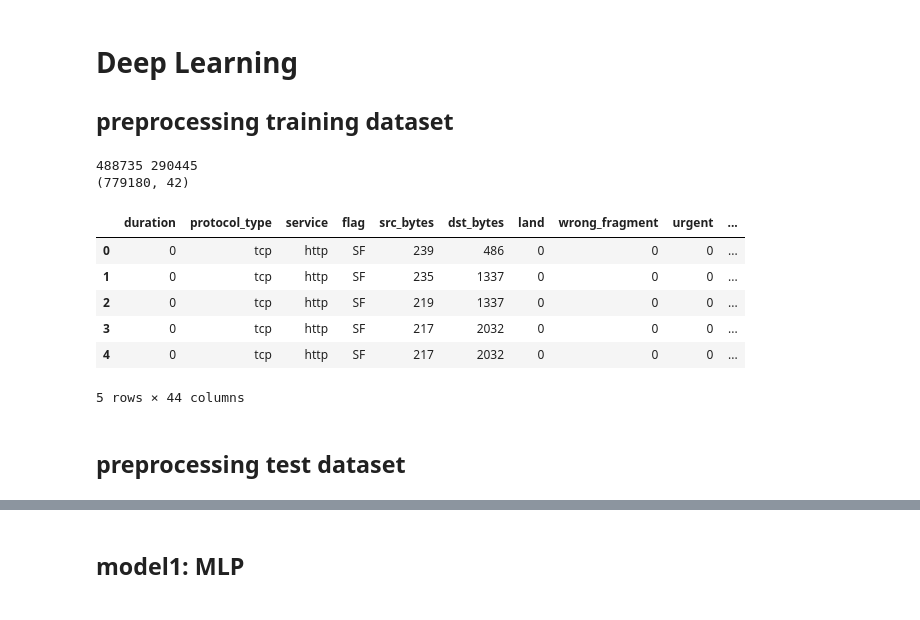
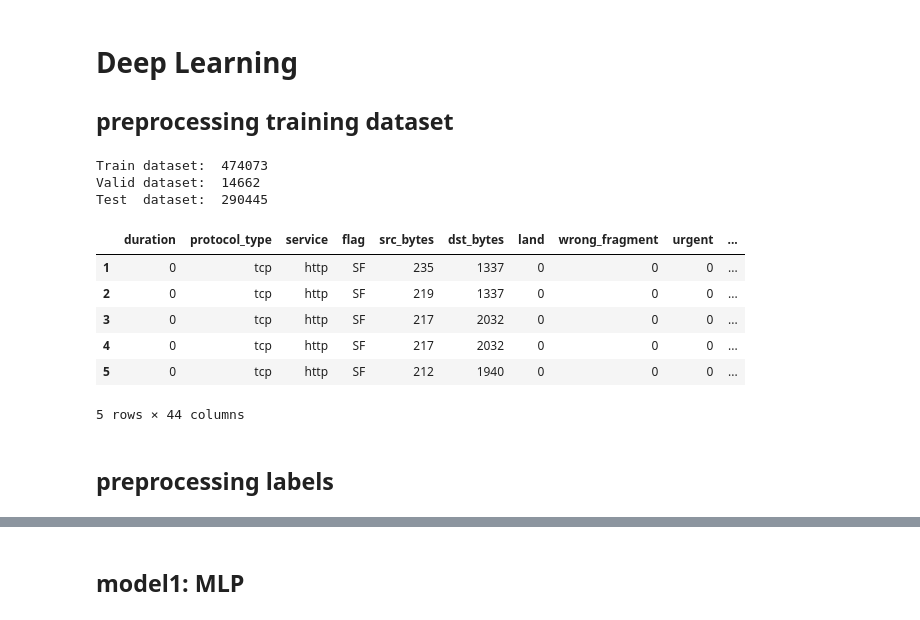
Before and after one commit to gutouyu/IntrusionDetection, a Jupyter notebook: framework.ipynb, the cells around one changed output, grey strips where cells are left out. Cells and saved outputs as stored; diff of their text form; code cells hidden in the pictures.

```diff
--- a/framework.ipynb
+++ b/framework.ipynb
@@ -47,27 +47,42 @@ test_dataset['labels'] = test_dataset['labels'].apply(labels_map)
 #只保留DOS 和 Normal
 train_dataset = train_dataset[(train_dataset['labels']==0) | (train_dataset['labels']==2)]
 test_dataset = test_dataset[(test_dataset['labels']==0) | (test_dataset['labels'] == 2)]
-# %%
-train_dataset_size = train_dataset.shape[0]
-test_dataset_size = test_dataset.shape[0]
-train_dataset = pd.concat([train_dataset, test_dataset], axis=0)
-print train_dataset_size, test_dataset_size
-print train_dataset.shape
-# %% [output]
-488735 290445
-(779180, 42)
+# %%
+#获取验证集
+val_frac=0.03
+valid_dataset_neg = train_dataset[(train_dataset['labels']==0)].sample(frac=val_frac)
+valid_dataset_pos = train_dataset[(train_dataset['labels']==2)].sample(frac=val_frac)
+valid_dataset = pd.concat([valid_dataset_neg, valid_dataset_pos], axis=0)
+
+#train_dataset中分离出valid_dataset
+train_dataset = train_dataset.select(lambda x: x not in valid_dataset.index, axis=0)
+
+
+train_dataset_size = train_dataset.shape[0]
+valid_dataset_size = valid_dataset.shape[0]
+test_dataset_size = test_dataset.shape[0]
+
+print 'Train dataset: ', train_dataset_size
+print 'Valid dataset: ', valid_dataset_size
+print 'Test  dataset: ', test_dataset_size
+# %% [output]
+Train dataset:  474073
+Valid dataset:  14662
+Test  dataset:  290445
+# %%
+combine_dataset = pd.concat([train_dataset,valid_dataset, test_dataset], axis=0)
 # %%
 # labels独热编码
-labels_dummies = pd.get_dummies(train_dataset['labels'], prefix='label')
-train_dataset = pd.concat([train_dataset,labels_dummies], axis=1)
+labels_dummies = pd.get_dummies(combine_dataset['labels'], prefix='label')
+combine_dataset = pd.concat([combine_dataset,labels_dummies], axis=1)
 # %%
-train_dataset.head()
+combine_dataset.head()
 # %% [output]
 |  | duration | protocol_type | service | flag | src_bytes | dst_bytes | land | wrong_fragment | urgent | ... |
-| 0 | 0 | tcp | http | SF | 239 | 486 | 0 | 0 | 0 | ... |
 | 1 | 0 | tcp | http | SF | 235 | 1337 | 0 | 0 | 0 | ... |
 | 2 | 0 | tcp | http | SF | 219 | 1337 | 0 | 0 | 0 | ... |
 | 3 | 0 | tcp | http | SF | 217 | 2032 | 0 | 0 | 0 | ... |
 | 4 | 0 | tcp | http | SF | 217 | 2032 | 0 | 0 | 0 | ... |
+| 5 | 0 | tcp | http | SF | 212 | 1940 | 0 | 0 | 0 | ... |
 5 rows × 44 columns
 # %%
@@ -88,2 +101,2 @@ train_dataset = train_dataset.astype('float')
 # %% [markdown]
-## preprocessing test dataset
+## preprocessing labels
```
Also changed, not shown: parts of 17 cells of this notebook.
